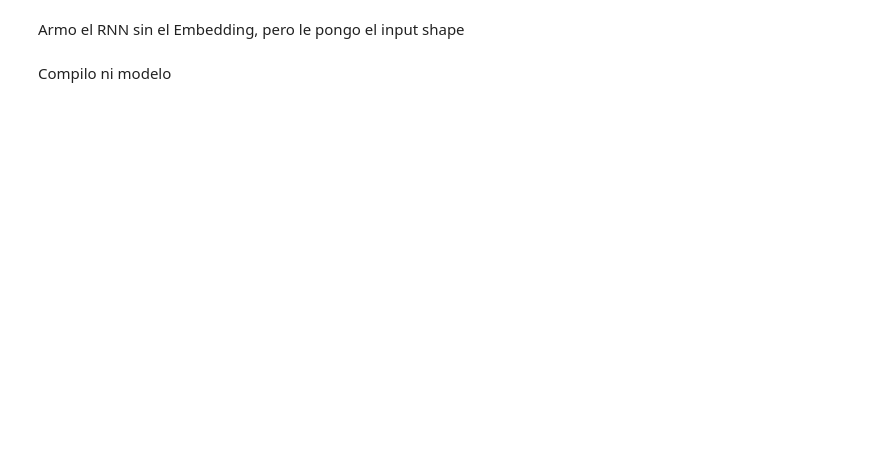
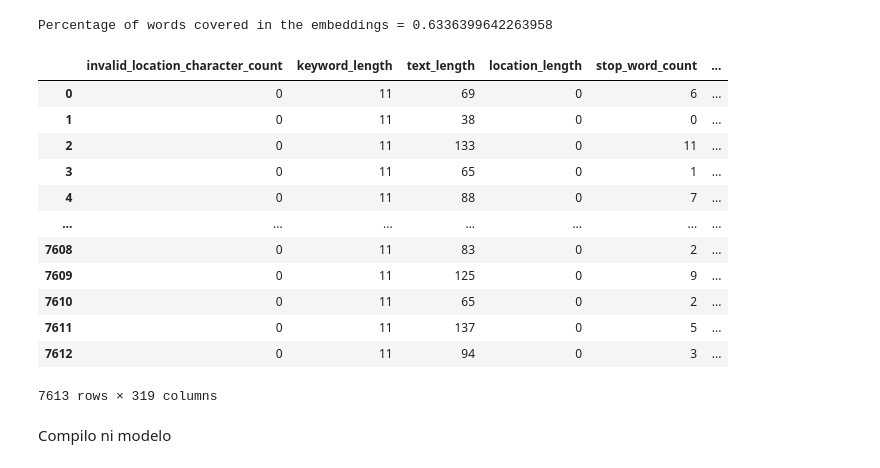
Before and after one commit to maxilevi/tp2-datos, a Jupyter notebook: lstm-features.ipynb, the cells around one changed output. Saved outputs shown, nothing was run; the diff lists cells and outputs as text; code cells hidden in the pictures; blank space fills up the shorter version.

```diff
--- a/lstm-features.ipynb
+++ b/lstm-features.ipynb
@@ -16,8 +16,24 @@ def prepare_for_cnn(df):
 # %%
-X_train = prepare_for_cnn(train_df)
+processed, X_train = prepare_for_cnn(train_df)
 y_train = train_df['target'].values
+# %% [output]
+Percentage of words covered in the embeddings = 0.6336399642263958
-# %% [markdown]
-Armo el RNN sin el Embedding, pero le pongo el input shape
+# %%
+processed
+# %% [output]
+|  | invalid_location_character_count | keyword_length | text_length | location_length | stop_word_count | ... |
+| 0 | 0 | 11 | 69 | 0 | 6 | ... |
+| 1 | 0 | 11 | 38 | 0 | 0 | ... |
+| 2 | 0 | 11 | 133 | 0 | 11 | ... |
+| 3 | 0 | 11 | 65 | 0 | 1 | ... |
+| 4 | 0 | 11 | 88 | 0 | 7 | ... |
+| ... | ... | ... | ... | ... | ... | ... |
+| 7608 | 0 | 11 | 83 | 0 | 2 | ... |
+| 7609 | 0 | 11 | 125 | 0 | 9 | ... |
+| 7610 | 0 | 11 | 65 | 0 | 2 | ... |
+| 7611 | 0 | 11 | 137 | 0 | 5 | ... |
+| 7612 | 0 | 11 | 94 | 0 | 3 | ... |
+7613 rows × 319 columns
 # %%
 def RNN():
     model = Sequential([
```
Also changed, not shown: parts of 5 cells of this notebook.
